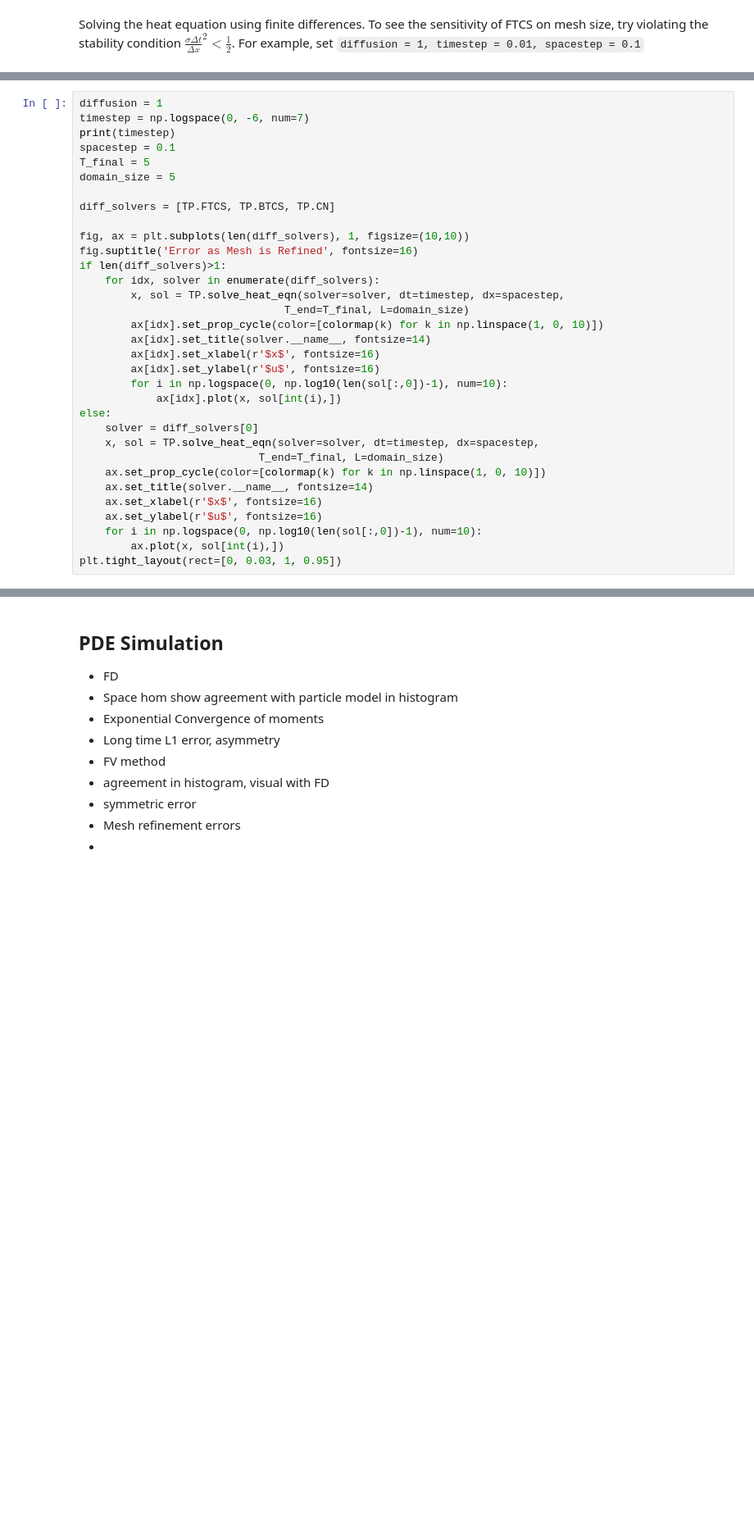
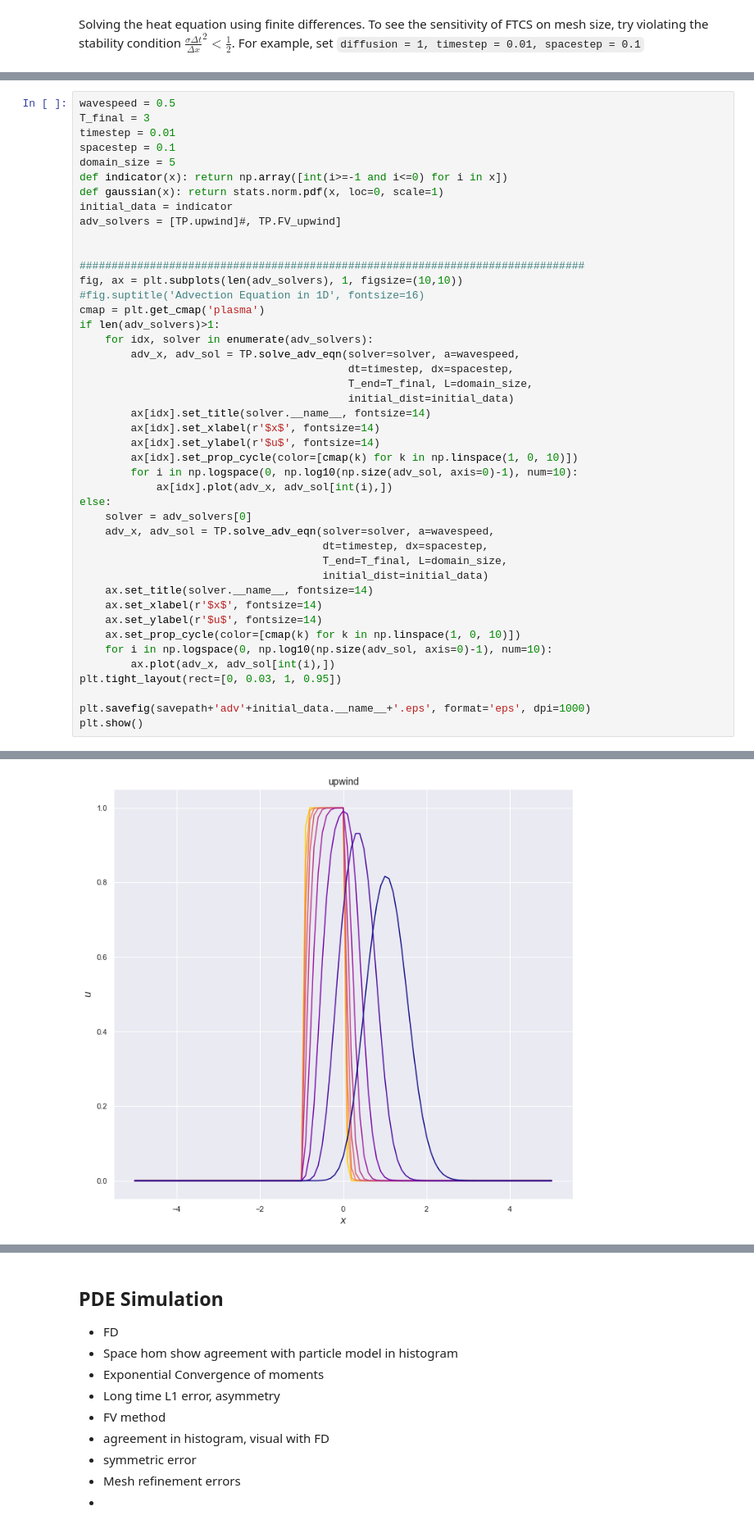
Before and after one commit to Tom271/InteractingParticleSystems, a Jupyter notebook: Project Supplement.ipynb, the cells around one changed output, grey strips where cells are left out. Shown at 82% size. Cells and saved outputs as stored; diff of their text form; blank space fills up the shorter version.

```diff
--- a/Project Supplement.ipynb
+++ b/Project Supplement.ipynb
@@ -81,34 +86,45 @@ L2
 # %%
-diffusion = 1
-timestep = np.logspace(0, -6, num=7)
-print(timestep)
+wavespeed = 0.5
+T_final = 3
+timestep = 0.01
 spacestep = 0.1
-T_final = 5
 domain_size = 5
+def indicator(x): return np.array([int(i>=-1 and i<=0) for i in x])
+def gaussian(x): return stats.norm.pdf(x, loc=0, scale=1)
+initial_data = indicator
+adv_solvers = [TP.upwind]#, TP.FV_upwind]
 
-diff_solvers = [TP.FTCS, TP.BTCS, TP.CN]
 
-fig, ax = plt.subplots(len(diff_solvers), 1, figsize=(10,10))
-fig.suptitle('Error as Mesh is Refined', fontsize=16)
-if len(diff_solvers)>1:
-    for idx, solver in enumerate(diff_solvers):
-        x, sol = TP.solve_heat_eqn(solver=solver, dt=timestep, dx=spacestep,
-                                T_end=T_final, L=domain_size)
-        ax[idx].set_prop_cycle(color=[colormap(k) for k in np.linspace(1, 0, 10)])
+###############################################################################
+fig, ax = plt.subplots(len(adv_solvers), 1, figsize=(10,10))
+#fig.suptitle('Advection Equation in 1D', fontsize=16)
+cmap = plt.get_cmap('plasma')
+if len(adv_solvers)>1:
+    for idx, solver in enumerate(adv_solvers):
+        adv_x, adv_sol = TP.solve_adv_eqn(solver=solver, a=wavespeed,
+                                          dt=timestep, dx=spacestep,
+                                          T_end=T_final, L=domain_size,
+                                          initial_dist=initial_data)
         ax[idx].set_title(solver.__name__, fontsize=14)
-        ax[idx].set_xlabel(r'$x$', fontsize=16)
-        ax[idx].set_ylabel(r'$u$', fontsize=16)
-        for i in np.logspace(0, np.log10(len(sol[:,0])-1), num=10):
-            ax[idx].plot(x, sol[int(i),])
+        ax[idx].set_xlabel(r'$x$', fontsize=14)
+        ax[idx].set_ylabel(r'$u$', fontsize=14)
+        ax[idx].set_prop_cycle(color=[cmap(k) for k in np.linspace(1, 0, 10)])
+        for i in np.logspace(0, np.log10(np.size(adv_sol, axis=0)-1), num=10):
+            ax[idx].plot(adv_x, adv_sol[int(i),])
 else:
-    solver = diff_solvers[0]
-    x, sol = TP.solve_heat_eqn(solver=solver, dt=timestep, dx=spacestep,
-                            T_end=T_final, L=domain_size)
-    ax.set_prop_cycle(color=[colormap(k) for k in np.linspace(1, 0, 10)])
+    solver = adv_solvers[0]
+    adv_x, adv_sol = TP.solve_adv_eqn(solver=solver, a=wavespeed,
+                                      dt=timestep, dx=spacestep,
+                                      T_end=T_final, L=domain_size,
+                                      initial_dist=initial_data)
     ax.set_title(solver.__name__, fontsize=14)
-    ax.set_xlabel(r'$x$', fontsize=16)
-    ax.set_ylabel(r'$u$', fontsize=16)
-    for i in np.logspace(0, np.log10(len(sol[:,0])-1), num=10):
-        ax.plot(x, sol[int(i),])
+    ax.set_xlabel(r'$x$', fontsize=14)
+    ax.set_ylabel(r'$u$', fontsize=14)
+    ax.set_prop_cycle(color=[cmap(k) for k in np.linspace(1, 0, 10)])
+    for i in np.logspace(0, np.log10(np.size(adv_sol, axis=0)-1), num=10):
+        ax.plot(adv_x, adv_sol[int(i),])
 plt.tight_layout(rect=[0, 0.03, 1, 0.95])
+
+plt.savefig(savepath+'adv'+initial_data.__name__+'.eps', format='eps', dpi=1000)
+plt.show()
 # %% [output]
@@ -115,0 +132 @@ plt.tight_layout(rect=[0, 0.03, 1, 0.95])
+[figure, added]
```
Also changed, not shown: parts of 13 cells of this notebook, 21 other files.
